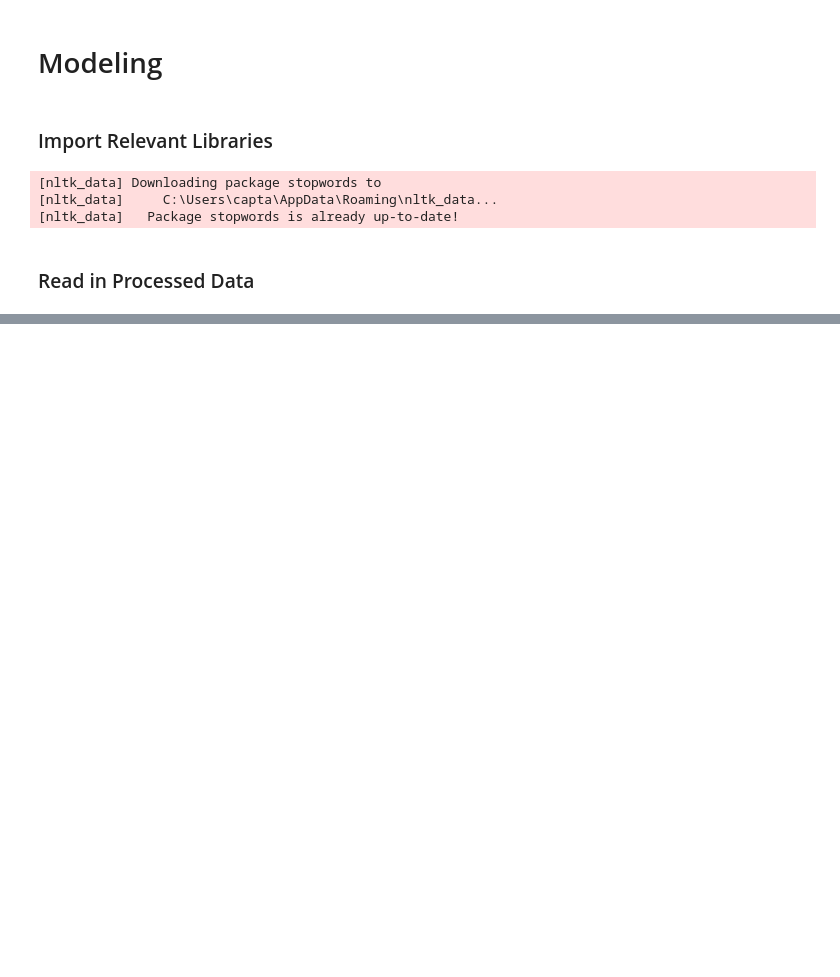
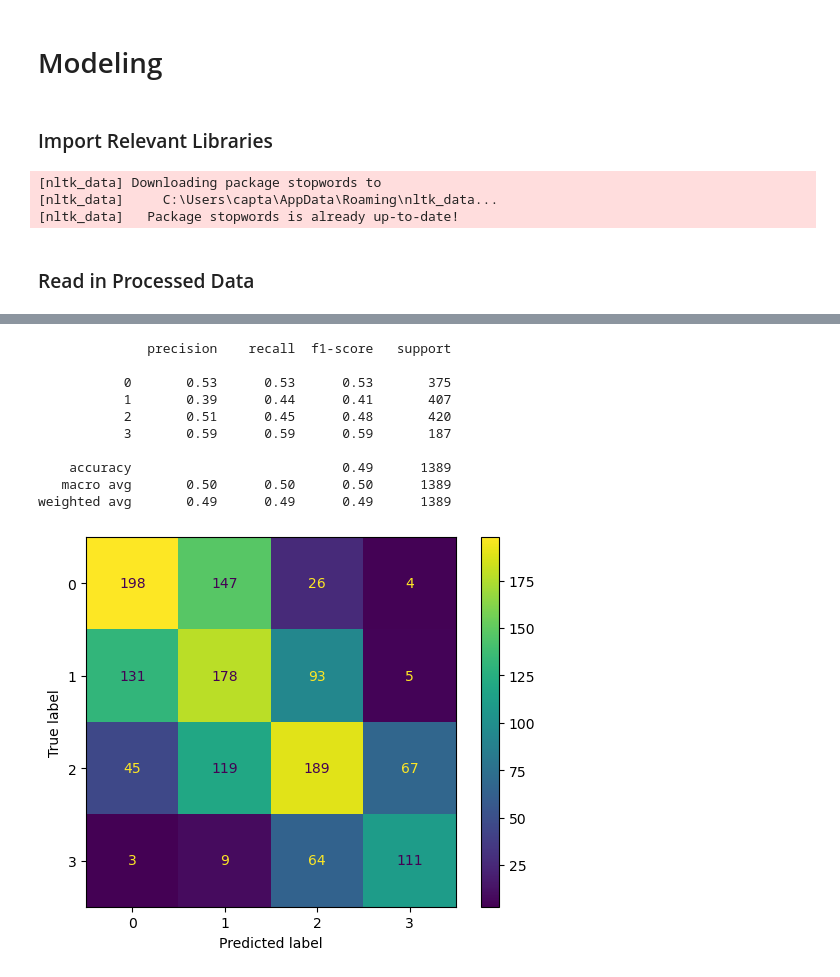
Before and after one commit to jpalgon/Draft_Scouting, a Jupyter notebook: Modeling.ipynb, the cells around one changed output, grey strips where cells are left out. Drawn from its saved outputs; the diff is of its cells as text; code cells hidden in the pictures; blank space fills up the shorter version.

Commit message:
updated modeling

```diff
--- a/Modeling.ipynb
+++ b/Modeling.ipynb
@@ -104,6 +137,58 @@ report_df
 # %%
-X = report_df
+X = model_df.drop(['target_col'],axis=1)
 label_encoder = LabelEncoder()
-y = label_encoder.fit_transform(df.target)
+y = label_encoder.fit_transform(model_df.target_col)
 # %%
 X_train, X_test, y_train, y_test = train_test_split(X,y,test_size=.33,random_state=42)
+
+player_name = X_test.player_col
+player_year = X_test.year_col
+player_pick = X_test.Pick_col
+player_target = X_test.Round_col
+
+X_train.drop(['player_col','year_col','Pick_col','Round_col'],axis=1,inplace=True)
+X_test.drop(['player_col','year_col','Pick_col','Round_col'],axis=1,inplace=True)
+
+num_cols = X_train.select_dtypes(['Int64','float64'])
+cat_cols = X_train.select_dtypes('object')
+
+num_transformer = Pipeline(steps=[('ss',StandardScaler()),
+                             ('impute',SimpleImputer(strategy='constant'))])
+
+cat_transformer = Pipeline(steps=[('ohe',OneHotEncoder(drop='first',sparse=False,handle_unknown='ignore'))])
+
+transformer = ColumnTransformer(transformers=[
+    ('num',num_transformer,num_cols.columns),
+    ('cat',cat_transformer,cat_cols.columns)
+])
+
+pipe = Pipeline([
+    ('transformer',transformer),
+    ('sample',None),
+    ('tree',DecisionTreeClassifier(random_state=42))
+])
+
+grid = {
+    'sample':[RandomOverSampler(random_state=42),SMOTE(random_state=42)]
+}
+
+gridsearch = GridSearchCV(estimator=pipe,
+                          param_grid=grid,
+                          cv=5)
+# %%
+gridsearch.fit(X_train,y_train)
+y_pred = gridsearch.predict(X_test)
+print(classification_report(y_test,y_pred))
+plot_confusion_matrix(gridsearch,X_test,y_test);
+# %% [output]
+              precision    recall  f1-score   support
+
+           0       0.53      0.53      0.53       375
+           1       0.39      0.44      0.41       407
+           2       0.51      0.45      0.48       420
+           3       0.59      0.59      0.59       187
+
+    accuracy                           0.49      1389
+   macro avg       0.50      0.50      0.50      1389
+weighted avg       0.49      0.49      0.49      1389
+[figure, added]
```
Also changed, not shown: parts of 14 cells of this notebook.
